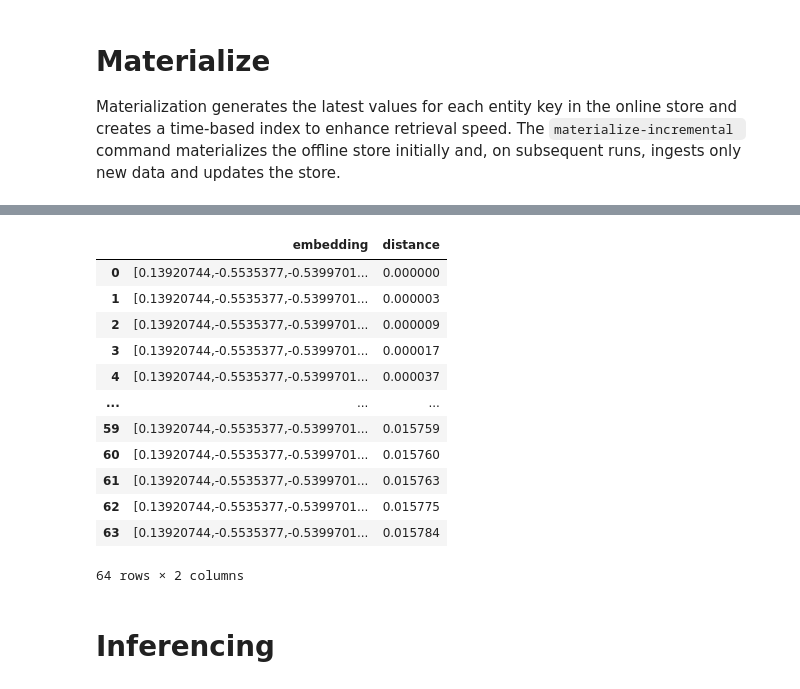
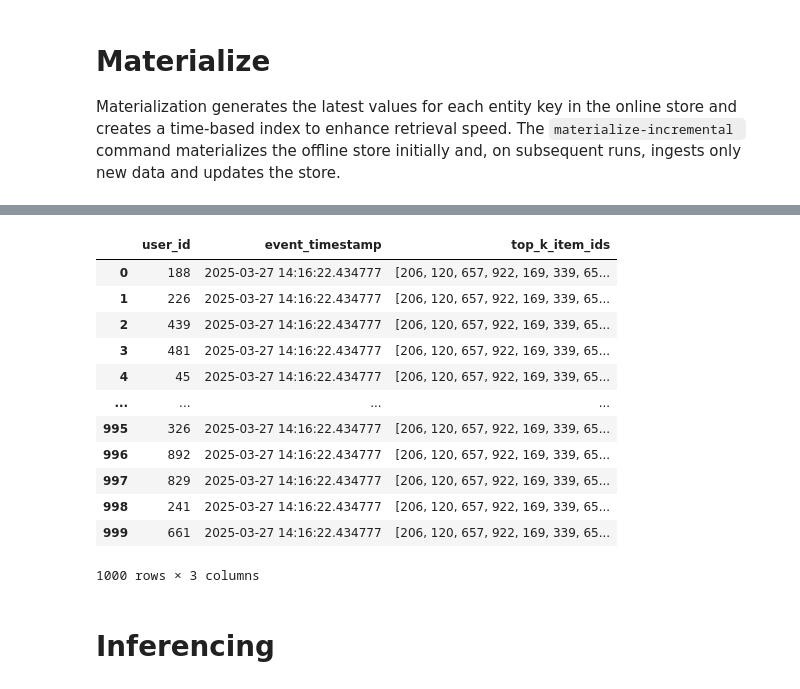
Before and after one commit to RHEcosystemAppEng/feast-edb-demo, a Jupyter notebook: main.ipynb, the cells around one changed output, grey strips where cells are left out. Saved outputs shown, nothing was run; the diff lists cells and outputs as text; code cells hidden in the pictures.

```diff
--- a/main.ipynb
+++ b/main.ipynb
@@ -167,23 +191,3 @@ embed = store.get_online_features(entity_rows=[{'item_id': 1}], features=['item_
-# %%
-store.retrieve_online_documents(
-    query=embed,
-    top_k=64,
-    feature='item_embedding:embedding'
-).to_df()
-# %% [output]
-|  | embedding | distance |
-| 0 | [0.13920744,-0.5535377,-0.5399701... | 0.000000 |
-| 1 | [0.13920744,-0.5535377,-0.5399701... | 0.000003 |
-| 2 | [0.13920744,-0.5535377,-0.5399701... | 0.000009 |
-| 3 | [0.13920744,-0.5535377,-0.5399701... | 0.000017 |
-| 4 | [0.13920744,-0.5535377,-0.5399701... | 0.000037 |
-| ... | ... | ... |
-| 59 | [0.13920744,-0.5535377,-0.5399701... | 0.015759 |
-| 60 | [0.13920744,-0.5535377,-0.5399701... | 0.015760 |
-| 61 | [0.13920744,-0.5535377,-0.5399701... | 0.015763 |
-| 62 | [0.13920744,-0.5535377,-0.5399701... | 0.015775 |
-| 63 | [0.13920744,-0.5535377,-0.5399701... | 0.015784 |
-64 rows × 2 columns
 # %%
 # Calculate user recommendations for each user
 item_embedding_view = 'item_embedding'
@@ -204,6 +208,22 @@ user_items_df['event_timestamp'] = datetime.now()
 user_items_df['top_k_item_ids'] = item_recommendation
 
 store.push('user_items_push_source', user_items_df, to=PushMode.ONLINE)
+# %%
+user_items_df
+# %% [output]
+|  | user_id | event_timestamp | top_k_item_ids |
+| 0 | 188 | 2025-03-27 14:16:22.434777 | [206, 120, 657, 922, 169, 339, 65... |
+| 1 | 226 | 2025-03-27 14:16:22.434777 | [206, 120, 657, 922, 169, 339, 65... |
+| 2 | 439 | 2025-03-27 14:16:22.434777 | [206, 120, 657, 922, 169, 339, 65... |
+| 3 | 481 | 2025-03-27 14:16:22.434777 | [206, 120, 657, 922, 169, 339, 65... |
+| 4 | 45 | 2025-03-27 14:16:22.434777 | [206, 120, 657, 922, 169, 339, 65... |
+| ... | ... | ... | ... |
+| 995 | 326 | 2025-03-27 14:16:22.434777 | [206, 120, 657, 922, 169, 339, 65... |
+| 996 | 892 | 2025-03-27 14:16:22.434777 | [206, 120, 657, 922, 169, 339, 65... |
+| 997 | 829 | 2025-03-27 14:16:22.434777 | [206, 120, 657, 922, 169, 339, 65... |
+| 998 | 241 | 2025-03-27 14:16:22.434777 | [206, 120, 657, 922, 169, 339, 65... |
+| 999 | 661 | 2025-03-27 14:16:22.434777 | [206, 120, 657, 922, 169, 339, 65... |
+1000 rows × 3 columns
 # %% [markdown]
 # Inferencing
 # %% [markdown]
```
Also changed, not shown: parts of 10 cells of this notebook, 1 other file.
